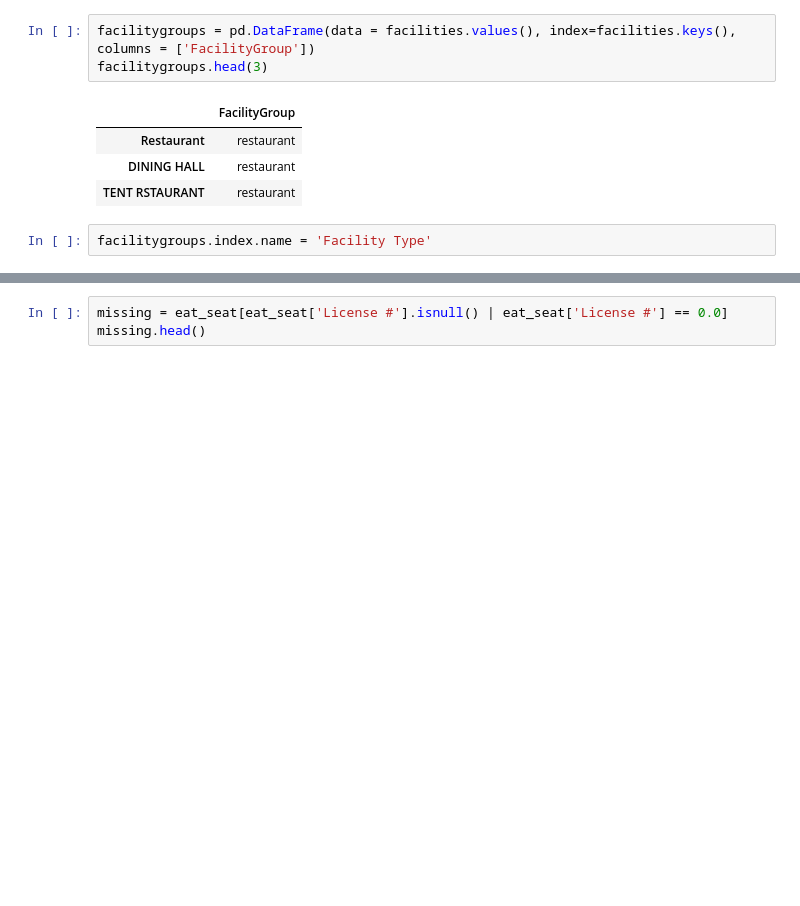
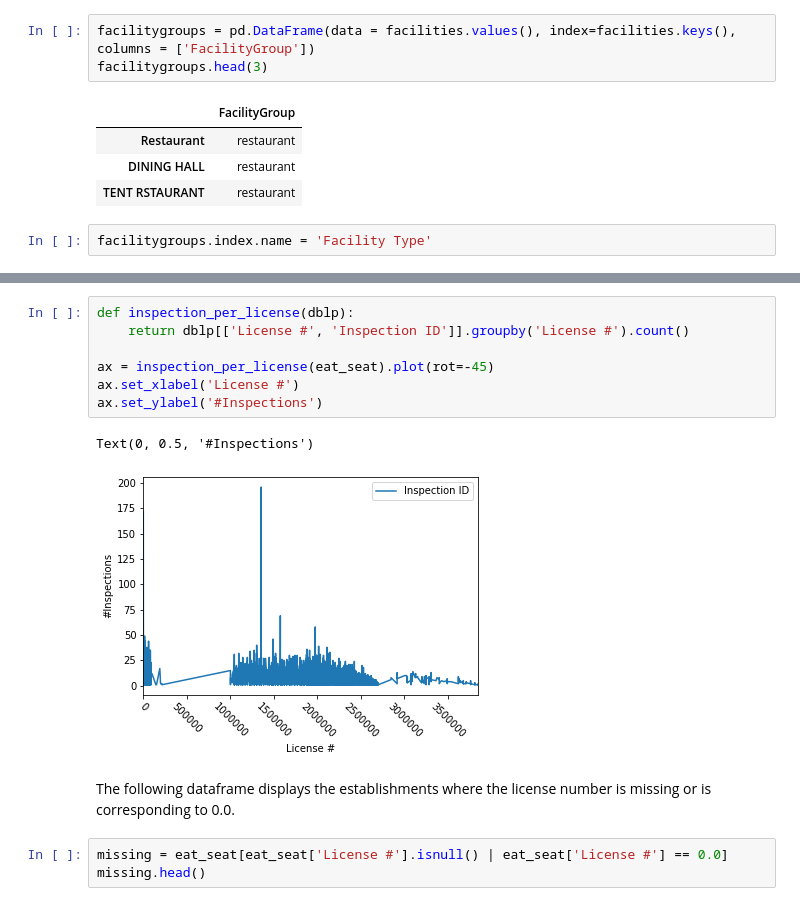
Before and after one commit to clairebilat/ada-2019-project-lost-and-found, a Jupyter notebook: Milestone-3.ipynb, the cells around one changed output, grey strips where cells are left out. Drawn from its saved outputs; the diff is of its cells as text; blank space fills up the shorter version.

```diff
--- a/Milestone-3.ipynb
+++ b/Milestone-3.ipynb
@@ -352,3 +392,15 @@ There are also missing license numbers, corresponding to the *nan* printed in th
+# %%
+def inspection_per_license(dblp):
+    return dblp[['License #', 'Inspection ID']].groupby('License #').count()
+
+ax = inspection_per_license(eat_seat).plot(rot=-45)
+ax.set_xlabel('License #')
+ax.set_ylabel('#Inspections')
+# %% [output]
+Text(0, 0.5, '#Inspections')
+[figure, added]
+# %% [markdown]
+The following dataframe displays the establishments where the license number is missing or is corresponding to 0.0.
 # %%
 missing = eat_seat[eat_seat['License #'].isnull() | eat_seat['License #'] == 0.0]
 missing.head()
```
Also changed, not shown: parts of 25 cells of this notebook.
